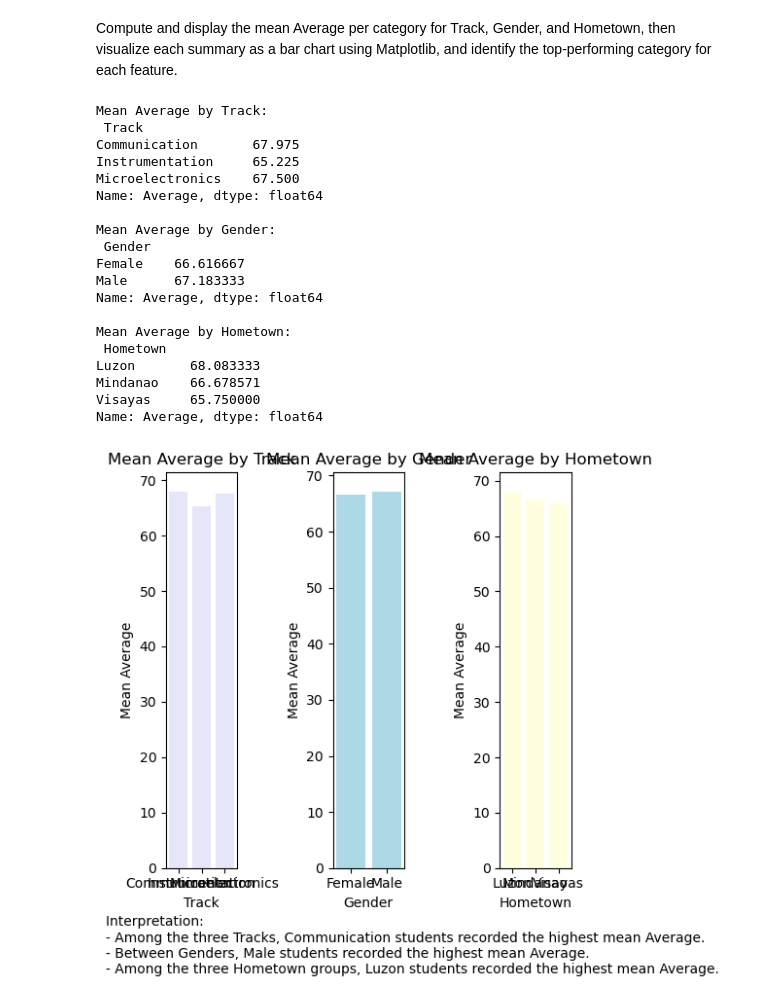
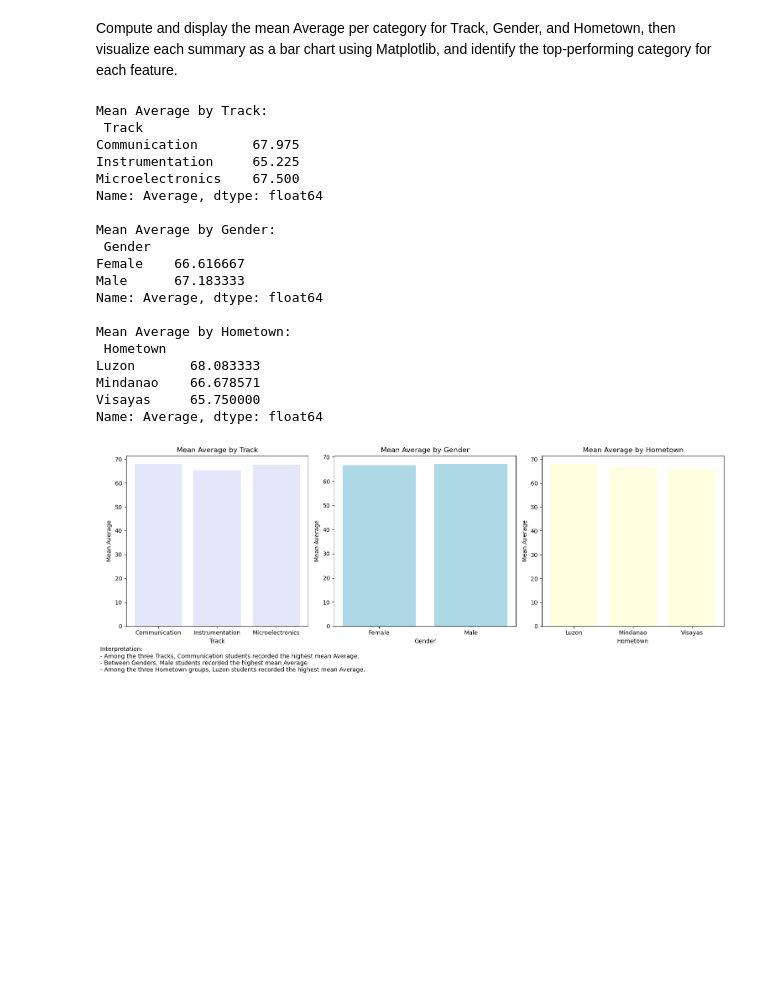
Before and after one commit to reesecassandrarapis/ECE2112-PA4, a Jupyter notebook: ECE2112_PA4.ipynb, the cells around one changed output. Cells and saved outputs as stored; diff of their text form; code cells hidden in the pictures; blank space fills up the shorter version.

```diff
--- a/ECE2112_PA4.ipynb
+++ b/ECE2112_PA4.ipynb
@@ -77,7 +77,7 @@ print("\nMean Average by Gender:\n", gender_means)
 print("\nMean Average by Hometown:\n", hometown_means)
 
 # c.  Create one figure containing three bar charts: mean Average by Track, by Gender, and by Hometown.
-fig, axes = plt.subplots(1, 3, figsize=(5, 5))
+fig, axes = plt.subplots(1, 3, figsize=(15, 5))
 
 axes[0].bar(track_means.index, track_means.values, color='lavender')
 axes[0].set_title('Mean Average by Track')
@@ -91,31 +91,31 @@ axes[1].set_ylabel('Mean Average')
 
 axes[2].bar(hometown_means.index, hometown_means.values, color='lightyellow')
 axes[2].set_title('Mean Average by Hometown')
 axes[2].set_xlabel('Hometown')
 axes[2].set_ylabel('Mean Average')
 
 plt.tight_layout()
 
 fig.text(0, -0.1, 'Interpretation: \n- Among the three Tracks, Communication students recorded the highest mean Average.\n- Between Genders, Male students recorded the highest mean Average.\n- Among the three Hometown groups, Luzon students recorded the highest mean Average.', style='normal')
 plt.show()
 # %% [output]
 Mean Average by Track:
  Track
 Communication       67.975
 Instrumentation     65.225
 Microelectronics    67.500
 Name: Average, dtype: float64
 
 Mean Average by Gender:
  Gender
 Female    66.616667
 Male      67.183333
 Name: Average, dtype: float64
 
 Mean Average by Hometown:
  Hometown
 Luzon       68.083333
 Mindanao    66.678571
 Visayas     65.750000
 Name: Average, dtype: float64
-[figure, old version]
+[figure, new version]
```
